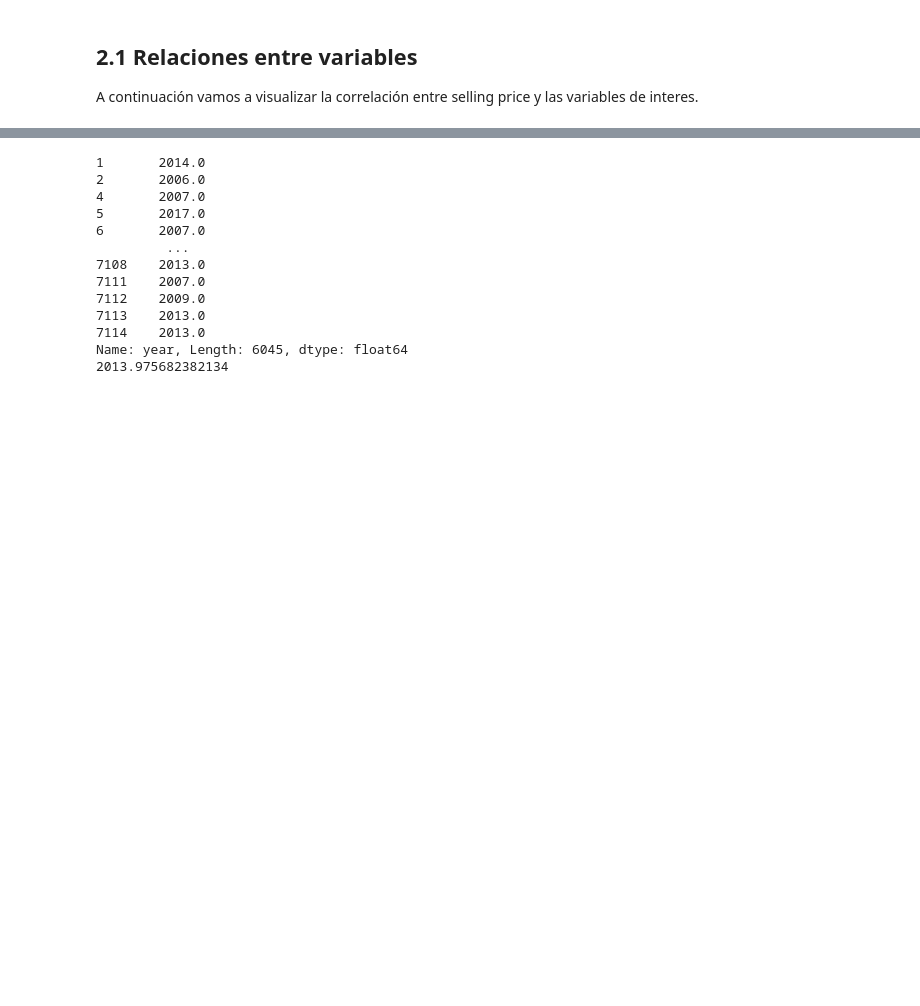
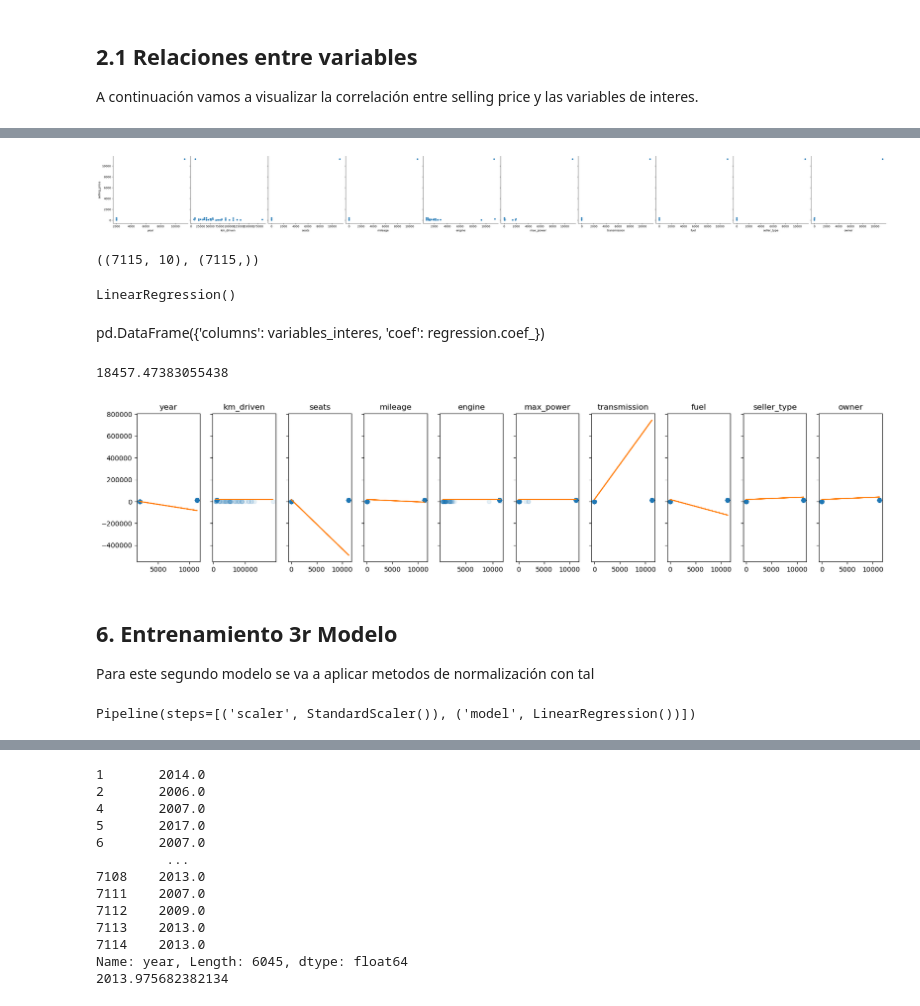
Before and after one commit to Paolaaaaaa/Lab2-Regresion, a Jupyter notebook: Regresion.ipynb, the cells around one changed output, grey strips where cells are left out. Saved outputs shown, nothing was run; the diff lists cells and outputs as text; code cells hidden in the pictures; blank space fills up the shorter version.

```diff
--- a/Regresion.ipynb
+++ b/Regresion.ipynb
@@ -133,0 +231,40 @@ plt.show()
+# %%
+sns.pairplot(df_vehiculos_transformed, height = 4, y_vars = 'selling_price', x_vars = variables_interes, kind = 'scatter')
+plt.show()
+# %% [output]
+[figure, added]
+# %%
+X_train, y_train  = df_vehiculos_transformed[variables_interes], df_vehiculos_transformed['selling_price']
+X_train.shape, y_train.shape
+# %% [output]
+((7115, 10), (7115,))
+# %%
+regression_2 = LinearRegression()
+regression_2.fit(X_train, y_train)
+# %% [output]
+LinearRegression()
+# %% [markdown]
+pd.DataFrame({'columns': variables_interes, 'coef': regression.coef_})
+# %%
+regression_2.intercept_
+# %% [output]
+18457.47383055438
+# %%
+f, axs = plt.subplots(1, len(variables_interes), sharey = True, figsize = (20, 4))
+
+for i in range(len(variables_interes)):
+    col = variables_interes[i]
+    x = X_train[col]
+    m = regression_2.coef_[i]
+    b = regression_2.intercept_
+
+    axs[i].plot(x, y_train, 'o', alpha = 0.1)
+    axs[i].plot(x, x * m + b)
+    axs[i].set_title(col)
+plt.show()
+# %% [output]
+[figure, added]
+# %% [markdown]
+## 6. Entrenamiento 3r Modelo
+
+Para este segundo modelo se va a aplicar metodos de normalización con tal
@@ -133,0 +278,4 @@ plt.show()
+# %%
+pipeline.fit(X_train, y_train)
+# %% [output]
+Pipeline(steps=[('scaler', StandardScaler()), ('model', LinearRegression())])
```
Also changed, not shown: parts of 34 cells of this notebook.
